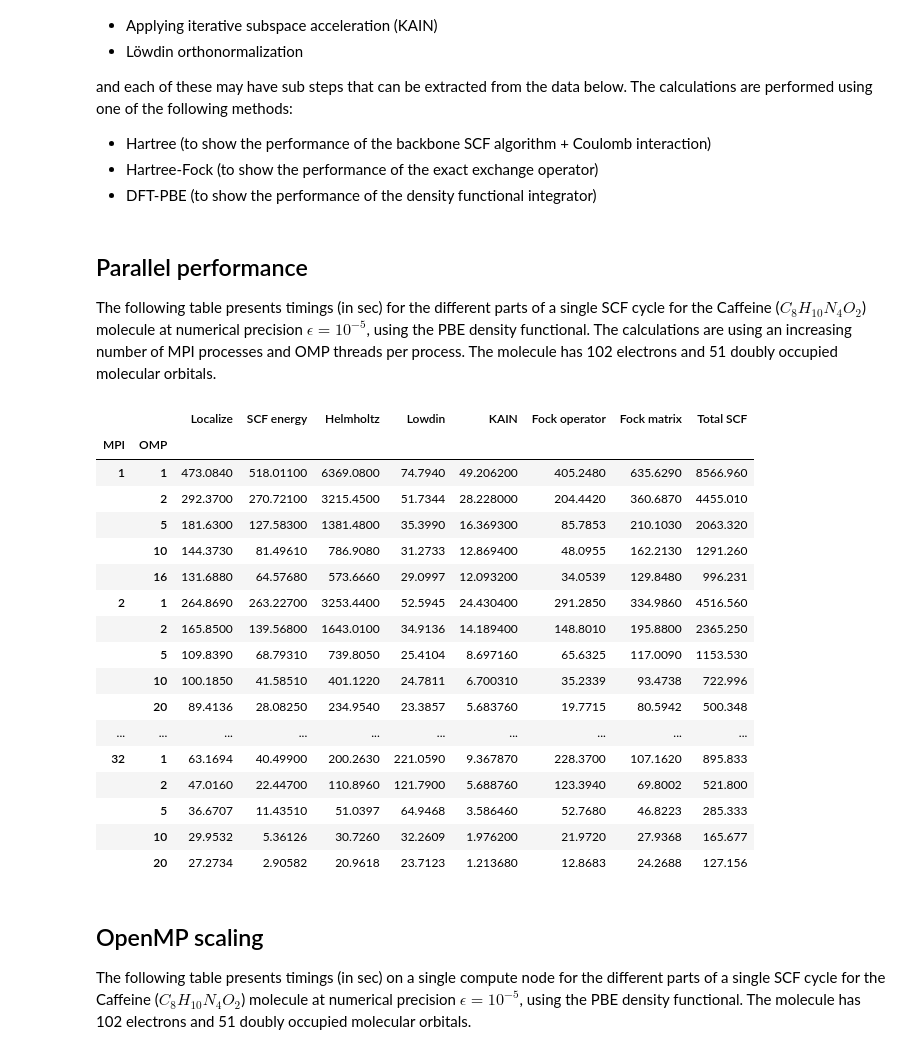
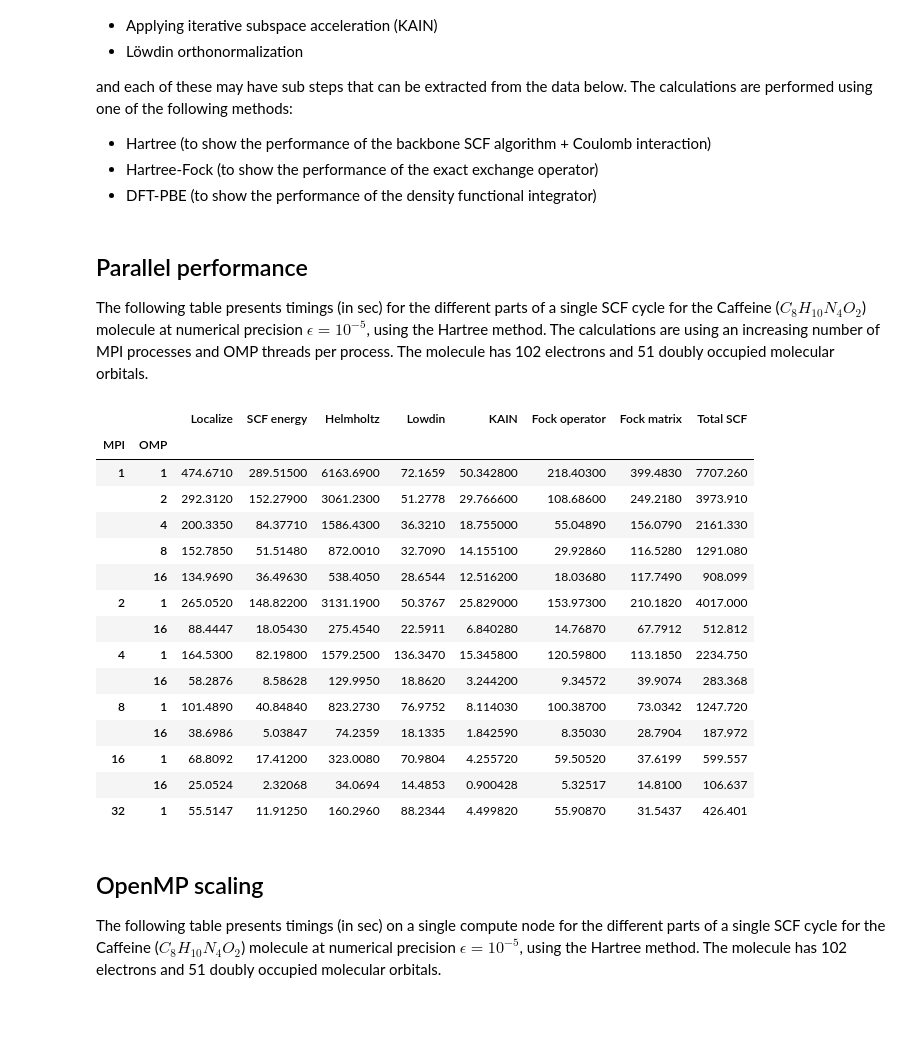
Before and after one commit to MRChemSoft/mrchem-benchmark, a Jupyter notebook: caffeine.ipynb, the cells around one changed output. Saved outputs shown, nothing was run; the diff lists cells and outputs as text; code cells hidden in the pictures; blank space fills up the shorter version.

```diff
--- a/caffeine.ipynb
+++ b/caffeine.ipynb
@@ -32,34 +32,32 @@ and each of these may have sub steps that can be extracted from the data below.
 # %% [markdown]
 ## Parallel performance
 
-The following table presents timings (in sec) for the different parts of a single SCF cycle for the Caffeine ($C_{8}H_{10}N_{4}O_{2}$) molecule at numerical precision $\epsilon=10^{-5}$, using the PBE density functional. The calculations are using an increasing number of MPI processes and OMP threads per process. The molecule has 102 electrons and 51 doubly occupied molecular orbitals.
+The following table presents timings (in sec) for the different parts of a single SCF cycle for the Caffeine ($C_{8}H_{10}N_{4}O_{2}$) molecule at numerical precision $\epsilon=10^{-5}$, using the Hartree method. The calculations are using an increasing number of MPI processes and OMP threads per process. The molecule has 102 electrons and 51 doubly occupied molecular orbitals.
 # %%
 mol='caffeine'
-hybrid_frame = pd.read_csv("caffeine/scf.csv", index_col=[0,1,2])
+hybrid_frame = pd.read_csv("caffeine-Hartree/scf.csv", index_col=[0,1,2])
 hybrid_frame.loc[mol,:,:]
 # %% [output]
 |  |  | Localize | SCF energy | Helmholtz | Lowdin | KAIN | Fock operator | Fock matrix | Total SCF |
 | MPI | OMP |  |  |  |  |  |  |  |  |
-| 1 | 1 | 473.0840 | 518.01100 | 6369.0800 | 74.7940 | 49.206200 | 405.2480 | 635.6290 | 8566.960 |
-|  | 2 | 292.3700 | 270.72100 | 3215.4500 | 51.7344 | 28.228000 | 204.4420 | 360.6870 | 4455.010 |
-|  | 5 | 181.6300 | 127.58300 | 1381.4800 | 35.3990 | 16.369300 | 85.7853 | 210.1030 | 2063.320 |
-|  | 10 | 144.3730 | 81.49610 | 786.9080 | 31.2733 | 12.869400 | 48.0955 | 162.2130 | 1291.260 |
-|  | 16 | 131.6880 | 64.57680 | 573.6660 | 29.0997 | 12.093200 | 34.0539 | 129.8480 | 996.231 |
-| 2 | 1 | 264.8690 | 263.22700 | 3253.4400 | 52.5945 | 24.430400 | 291.2850 | 334.9860 | 4516.560 |
-|  | 2 | 165.8500 | 139.56800 | 1643.0100 | 34.9136 | 14.189400 | 148.8010 | 195.8800 | 2365.250 |
-|  | 5 | 109.8390 | 68.79310 | 739.8050 | 25.4104 | 8.697160 | 65.6325 | 117.0090 | 1153.530 |
-|  | 10 | 100.1850 | 41.58510 | 401.1220 | 24.7811 | 6.700310 | 35.2339 | 93.4738 | 722.996 |
-|  | 20 | 89.4136 | 28.08250 | 234.9540 | 23.3857 | 5.683760 | 19.7715 | 80.5942 | 500.348 |
-| ... | ... | ... | ... | ... | ... | ... | ... | ... | ... |
-| 32 | 1 | 63.1694 | 40.49900 | 200.2630 | 221.0590 | 9.367870 | 228.3700 | 107.1620 | 895.833 |
-|  | 2 | 47.0160 | 22.44700 | 110.8960 | 121.7900 | 5.688760 | 123.3940 | 69.8002 | 521.800 |
-|  | 5 | 36.6707 | 11.43510 | 51.0397 | 64.9468 | 3.586460 | 52.7680 | 46.8223 | 285.333 |
-|  | 10 | 29.9532 | 5.36126 | 30.7260 | 32.2609 | 1.976200 | 21.9720 | 27.9368 | 165.677 |
-|  | 20 | 27.2734 | 2.90582 | 20.9618 | 23.7123 | 1.213680 | 12.8683 | 24.2688 | 127.156 |
+| 1 | 1 | 474.6710 | 289.51500 | 6163.6900 | 72.1659 | 50.342800 | 218.40300 | 399.4830 | 7707.260 |
+|  | 2 | 292.3120 | 152.27900 | 3061.2300 | 51.2778 | 29.766600 | 108.68600 | 249.2180 | 3973.910 |
+|  | 4 | 200.3350 | 84.37710 | 1586.4300 | 36.3210 | 18.755000 | 55.04890 | 156.0790 | 2161.330 |
+|  | 8 | 152.7850 | 51.51480 | 872.0010 | 32.7090 | 14.155100 | 29.92860 | 116.5280 | 1291.080 |
+|  | 16 | 134.9690 | 36.49630 | 538.4050 | 28.6544 | 12.516200 | 18.03680 | 117.7490 | 908.099 |
+| 2 | 1 | 265.0520 | 148.82200 | 3131.1900 | 50.3767 | 25.829000 | 153.97300 | 210.1820 | 4017.000 |
+|  | 16 | 88.4447 | 18.05430 | 275.4540 | 22.5911 | 6.840280 | 14.76870 | 67.7912 | 512.812 |
+| 4 | 1 | 164.5300 | 82.19800 | 1579.2500 | 136.3470 | 15.345800 | 120.59800 | 113.1850 | 2234.750 |
+|  | 16 | 58.2876 | 8.58628 | 129.9950 | 18.8620 | 3.244200 | 9.34572 | 39.9074 | 283.368 |
+| 8 | 1 | 101.4890 | 40.84840 | 823.2730 | 76.9752 | 8.114030 | 100.38700 | 73.0342 | 1247.720 |
+|  | 16 | 38.6986 | 5.03847 | 74.2359 | 18.1335 | 1.842590 | 8.35030 | 28.7904 | 187.972 |
+| 16 | 1 | 68.8092 | 17.41200 | 323.0080 | 70.9804 | 4.255720 | 59.50520 | 37.6199 | 599.557 |
+|  | 16 | 25.0524 | 2.32068 | 34.0694 | 14.4853 | 0.900428 | 5.32517 | 14.8100 | 106.637 |
+| 32 | 1 | 55.5147 | 11.91250 | 160.2960 | 88.2344 | 4.499820 | 55.90870 | 31.5437 | 426.401 |
 # %% [markdown]
 ## OpenMP scaling
 
-The following table presents timings (in sec) on a single compute node for the different parts of a single SCF cycle for the Caffeine ($C_{8}H_{10}N_{4}O_{2}$) molecule at numerical precision $\epsilon=10^{-5}$, using the PBE density functional. The molecule has 102 electrons and 51 doubly occupied molecular orbitals.
+The following table presents timings (in sec) on a single compute node for the different parts of a single SCF cycle for the Caffeine ($C_{8}H_{10}N_{4}O_{2}$) molecule at numerical precision $\epsilon=10^{-5}$, using the Hartree method. The molecule has 102 electrons and 51 doubly occupied molecular orbitals.
 # %%
 mpi=1
 mol='caffeine'
```
Also changed, not shown: parts of 5 cells of this notebook.
